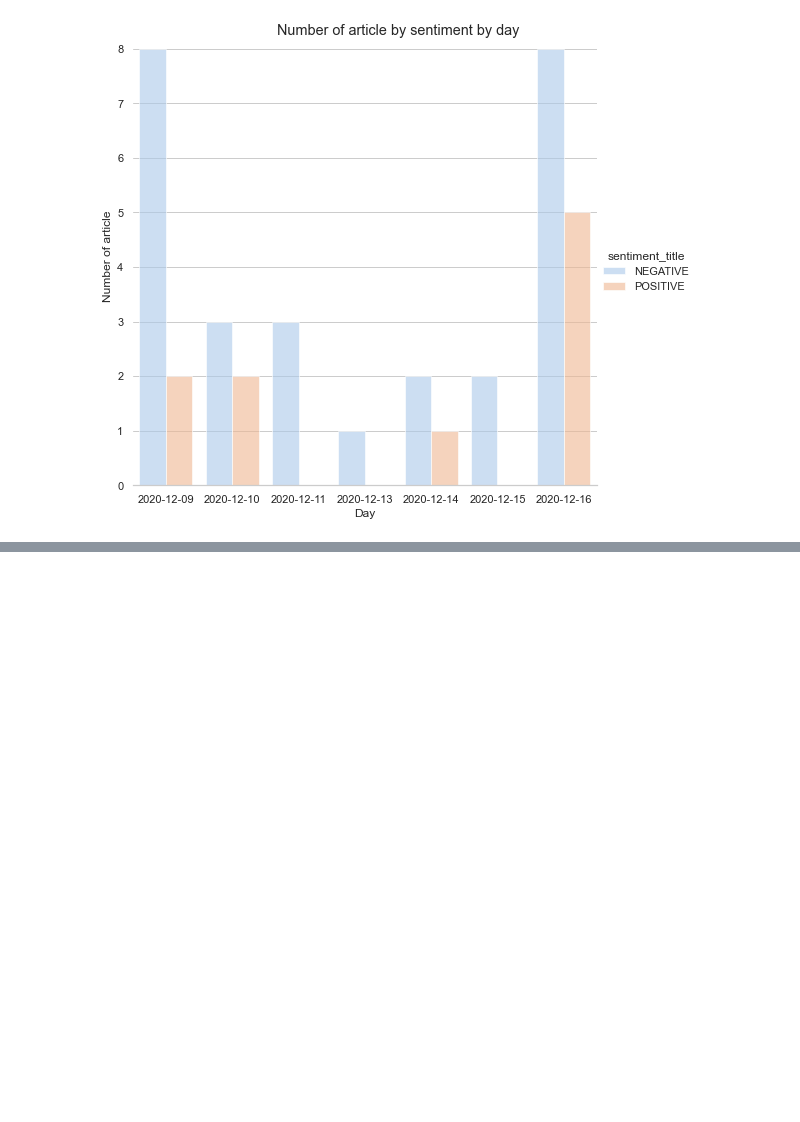
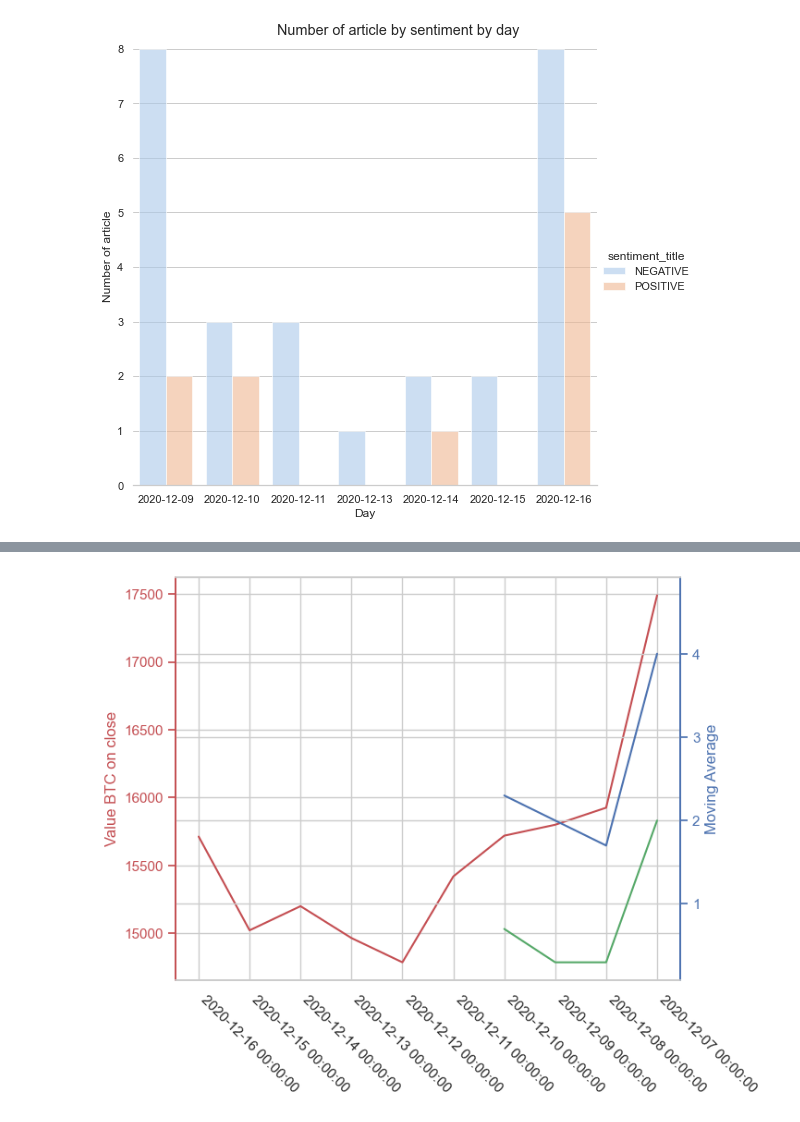
Before and after one commit to alchekroun/nlp-article, a Jupyter notebook: Comparative_analysis.ipynb, the cells around one changed output, grey strips where cells are left out. Drawn from its saved outputs; the diff is of its cells as text; code cells hidden in the pictures; blank space fills up the shorter version.

```diff
--- a/Comparative_analysis.ipynb
+++ b/Comparative_analysis.ipynb
@@ -34,0 +47,3 @@ True
+# %%
+data_articles_cal = data_articles_cal.sentiment_title.reset_index().reset_index(drop=True)
+data_articles_cal
@@ -34,0 +59,4 @@ True
+# %%
+data_articles_cal.insert(2, "MA_N", None)
+data_articles_cal.insert(4, "MA_P", None)
+data_articles_cal
@@ -34,0 +72,10 @@ True
+# %%
+# Moving Average for negativity
+for i in range(0,data_articles_cal.shape[0]-2):
+    data_articles_cal.loc[data_articles_cal.index[i+2], "MA_N"] = np.round(((data_articles_cal.iloc[i,1]+ data_articles_cal.iloc[i+1,1] +data_articles_cal.iloc[i+2,1])/3),1)
+
+# Moving Average for positivity
+for i in range(0,data_articles_cal.shape[0]-2):
+    data_articles_cal.loc[data_articles_cal.index[i+2], "MA_P"] = np.round(((data_articles_cal.iloc[i,3]+ data_articles_cal.iloc[i+1,3] +data_articles_cal.iloc[i+2,3])/3),1)
+
+data_articles_cal
@@ -34,0 +91,3 @@ True
+# %%
+data_articles_cal = data_articles_cal.set_index("date")
+data_to_plot = data_stock.join(data_articles_cal)
@@ -34,0 +109,25 @@ True
+# %%
+fig, ax1 = plt.subplots(1,1,figsize=(7,5),dpi=100)
+
+# Twin the axis
+ax2 = ax1.twinx()
+
+# Plotting
+ax1.plot(data_to_plot["4a. close (EUR)"], '-r')
+ax2.plot(data_to_plot["MA_P"], 'g')
+ax2.plot(data_to_plot["MA_N"], "b")
+
+ax1.set_ylabel('Value BTC on close',color='r')
+ax2.set_ylabel('Moving Average',color='b')
+
+ax1.tick_params(axis='y', colors='r')
+ax2.tick_params(axis='y', colors='b')
+
+
+for ax in (ax1,ax2):
+    ax.spines['left'].set_color('r')
+    ax.spines['right'].set_color('b')
+
+fig.tight_layout()
+ax1.set_xticklabels(data_to_plot.index, rotation=-45, ha="left")
+# %% [output]
@@ -34,0 +144 @@ True
+[figure, added]
```
Also changed, not shown: parts of 8 cells of this notebook.
